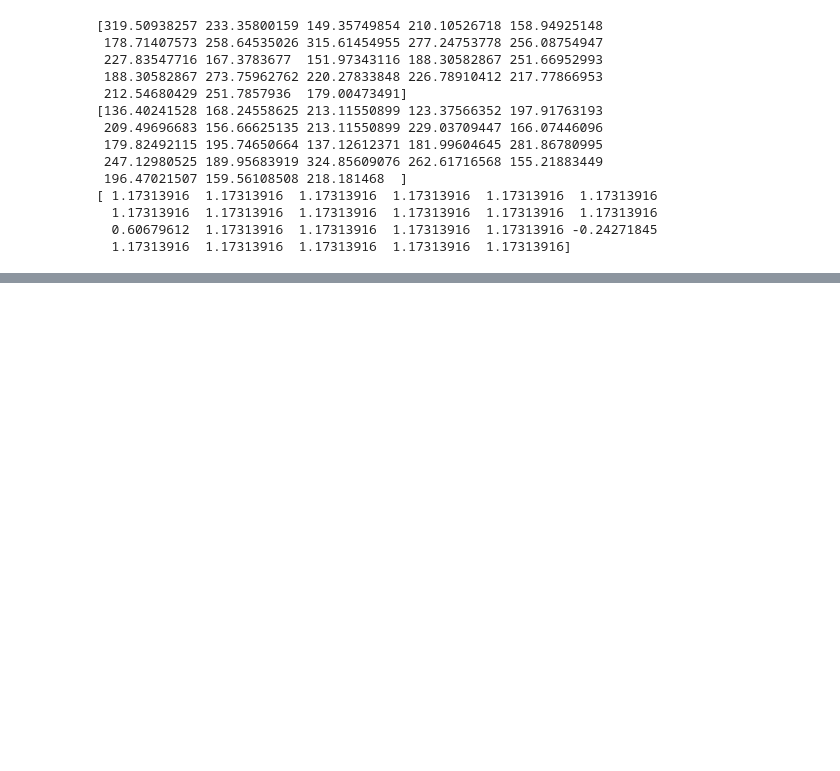
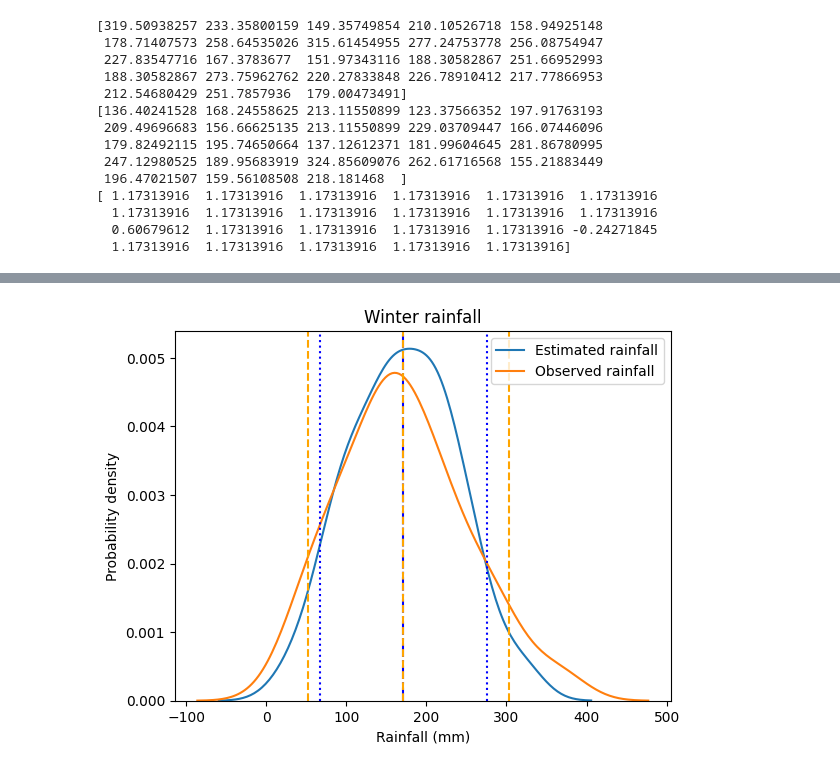
Before and after one commit to benhutchmet/MTMA33_Computing, a Jupyter notebook: notebooks/practical_3.ipynb, the cells around one changed output, grey strips where cells are left out. Cells and saved outputs as stored; diff of their text form; code cells hidden in the pictures; blank space fills up the shorter version.

Commit message:
created time series plots of rainfall

```diff
--- a/notebooks/practical_3.ipynb
+++ b/notebooks/practical_3.ipynb
@@ -171,10 +171,6 @@ print(rainfall)
   0.60679612  1.17313916  1.17313916  1.17313916  1.17313916 -0.24271845
   1.17313916  1.17313916  1.17313916  1.17313916  1.17313916]
 # %%
-# How well do the rainfall estimates compare with the observed rainfall?
-# Use the function calculate_monthly_rainfall() to calculate the monthly rainfall for December
-july_rainfall = calculate_monthly_rainfall('/workspaces/MTMA33_Computing/data/lusaka_ccd_gauge.txt', 7)
-
 # Create a function to extract the observed rainfall for a given month
 def extract_monthly_rainfall(data_path, month):
     """
@@ -204,10 +200,54 @@ def extract_monthly_rainfall(data_path, month):
     rainfall = month_data[:, 3]
 
     return rainfall
-
-# Test the function extract_monthly_rainfall()
-# for the month of July (month = 7)
-obs_rainfall = extract_monthly_rainfall('/workspaces/MTMA33_Computing/data/lusaka_ccd_gauge.txt', 7)
-
-# Plots pdfs of the observed and estimated rainfall
-# for the month of July (month = 7)
+# %%
+# How well do the rainfall estimates compare with the observed rainfall?
+# Loop over the winter months (dec, jan, feb, mar) and calculate the monthly rainfall
+winter_months = [12, 1, 2, 3]
+
+# Create empty lists to store the model and observed rainfall
+winter_model_rainfall = []
+winter_obs_rainfall = []
+
+# Loop over the winter months
+for i in range(len(winter_months)):
+    # Calculate the model rainfall
+    model_rainfall = calculate_monthly_rainfall('/workspaces/MTMA33_Computing/data/lusaka_ccd_gauge.txt', winter_months[i])
+
+    # Calculate the observed rainfall
+    obs_rainfall = extract_monthly_rainfall('/workspaces/MTMA33_Computing/data/lusaka_ccd_gauge.txt', winter_months[i])
+
+    # Append the model rainfall to the list
+    winter_model_rainfall.append(model_rainfall)
+
+    # Append the observed rainfall to the list
+    winter_obs_rainfall.append(obs_rainfall)
+
+# Concatenate the model data into a single array
+winter_model_rainfall = np.concatenate(winter_model_rainfall)
+
+# Concatenate the observed data into a single array
+winter_obs_rainfall = np.concatenate(winter_obs_rainfall)
+
+# print(winter_model_rainfall)
+# print(winter_obs_rainfall)
+
+# Plots pdfs of the observed and estimated rainfall
+# for the month of July (month = 7)
+sns.distplot(winter_model_rainfall, hist=False, label='Estimated rainfall')
+sns.distplot(winter_obs_rainfall, hist=False, label='Observed rainfall')
+# Plot the means for the model and observed rainfall
+plt.axvline(np.mean(winter_model_rainfall), color='blue', linestyle='-.')
+plt.axvline(np.mean(winter_obs_rainfall), color='orange', linestyle='--')
+# Plot the 5 and 95 percentiles for the model and observed rainfall
+plt.axvline(np.percentile(winter_model_rainfall, 5), color='blue', linestyle=':')
+plt.axvline(np.percentile(winter_model_rainfall, 95), color='blue', linestyle=':')
+plt.axvline(np.percentile(winter_obs_rainfall, 5), color='orange', linestyle='--')
+plt.axvline(np.percentile(winter_obs_rainfall, 95), color='orange', linestyle='--')
+
+plt.xlabel('Rainfall (mm)')
+plt.ylabel('Probability density')
+plt.title('Winter rainfall')
+plt.legend()
+plt.show()
+# %% [output]
@@ -213,0 +273 @@ obs_rainfall = extract_monthly_rainfall('/workspaces/MTMA33_Computing/data/lusak
+[figure, added]
```
Also changed, not shown: parts of 7 cells of this notebook.
